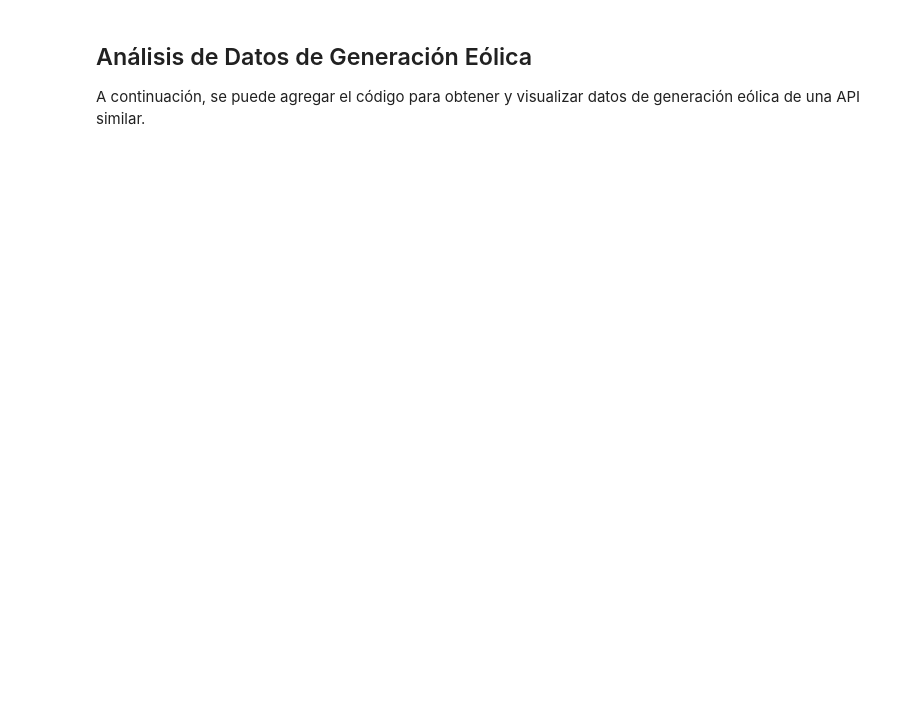
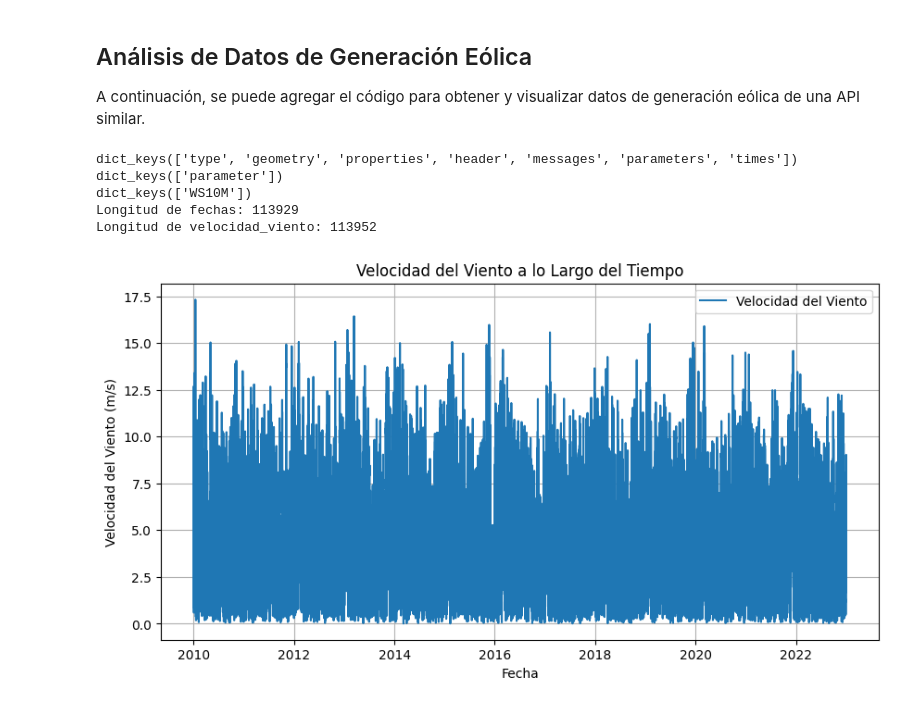
Before and after one commit to daamo31/EnergeticModel, a Jupyter notebook: optimizacion-simulacion-sistema-energetico/notebooks/data_analysis.ipynb, the cells around one changed output. Cells and saved outputs as stored; diff of their text form; code cells hidden in the pictures; blank space fills up the shorter version.

```diff
--- a/optimizacion-simulacion-sistema-energetico/notebooks/data_analysis.ipynb
+++ b/optimizacion-simulacion-sistema-energetico/notebooks/data_analysis.ipynb
@@ -54,3 +66,63 @@ ValueError: Mixing dicts with non-Series may lead to ambiguous ordering.
 ## Análisis de Datos de Generación Eólica
 
 A continuación, se puede agregar el código para obtener y visualizar datos de generación eólica de una API similar.
+# %%
+import pandas as pd
+import matplotlib.pyplot as plt
+import requests
+import numpy as np
+
+# Función para obtener datos de la API de Power Nasa
+def obtener_datos_nrel(api_url):
+    response = requests.get(api_url)
+    if response.status_code == 200:
+        return response.json()
+    else:
+        raise Exception('Error al obtener datos de NREL')
+
+# URL de ejemplo para obtener datos de velocidad del viento
+url_viento = 'https://power.larc.nasa.gov/api/temporal/hourly/point?start=20100101&end=20221231&latitude=41.66&longitude=-0.88&community=re&parameters=WS10M&format=json&user=EnergeticHIbrid&header=true&time-standard=lst'
+
+# Obtener datos de velocidad del viento
+datos_viento = obtener_datos_nrel(url_viento)
+
+# Inspeccionar la estructura de datos_viento
+print(datos_viento.keys())
+print(datos_viento['properties'].keys())
+print(datos_viento['properties']['parameter'].keys())
+
+# Extraer datos de velocidad del viento y fechas
+velocidad_viento = datos_viento['properties']['parameter']['WS10M']
+fechas = pd.date_range(start='2010-01-01', end='2022-12-31', freq='h')
+
+# Convertir el diccionario de velocidad del viento a una lista ordenada por fecha
+velocidad_viento = [velocidad_viento[key] for key in sorted(velocidad_viento.keys())]
+
+# Verificar las longitudes de las listas
+print(f"Longitud de fechas: {len(fechas)}")
+print(f"Longitud de velocidad_viento: {len(velocidad_viento)}")
+
+# Ajustar las longitudes de las listas para que coincidan
+min_length = min(len(fechas), len(velocidad_viento))
+fechas = fechas[:min_length]
+velocidad_viento = velocidad_viento[:min_length]
+
+# Crear DataFrame
+df_viento = pd.DataFrame({'fecha': fechas, 'velocidad_viento': velocidad_viento})
+
+# Visualizar los datos
+plt.figure(figsize=(10, 5))
+plt.plot(df_viento['fecha'], df_viento['velocidad_viento'], label='Velocidad del Viento')
+plt.title('Velocidad del Viento a lo Largo del Tiempo')
+plt.xlabel('Fecha')
+plt.ylabel('Velocidad del Viento (m/s)')
+plt.legend()
+plt.grid()
+plt.show()
+# %% [output]
+dict_keys(['type', 'geometry', 'properties', 'header', 'messages', 'parameters', 'times'])
+dict_keys(['parameter'])
+dict_keys(['WS10M'])
+Longitud de fechas: 113929
+Longitud de velocidad_viento: 113952
+[figure, added]
```
Also changed, not shown: parts of 1 cell of this notebook, 4 other files.
